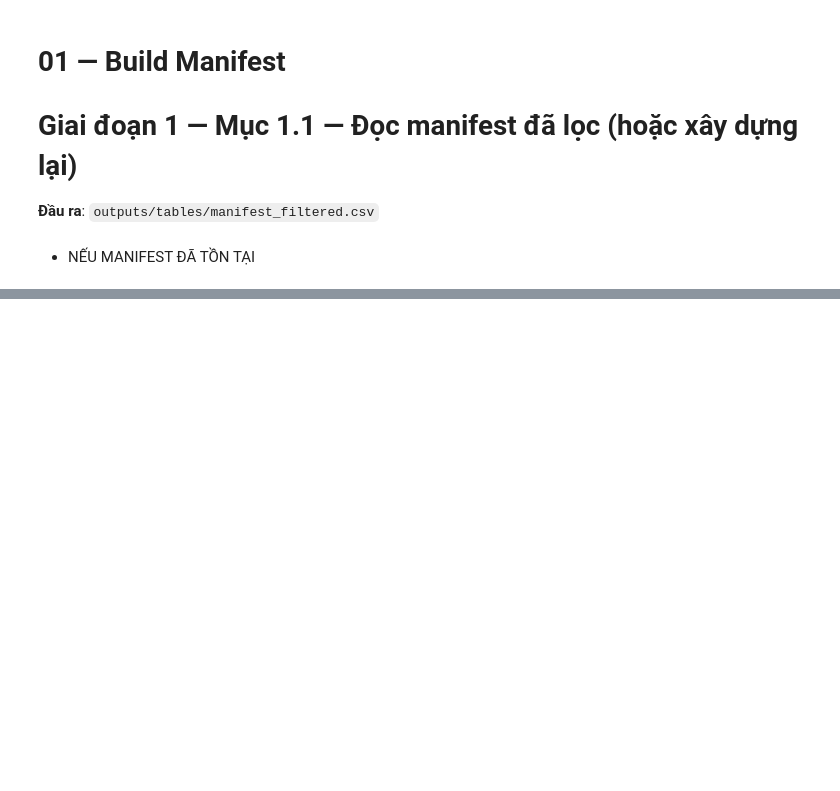
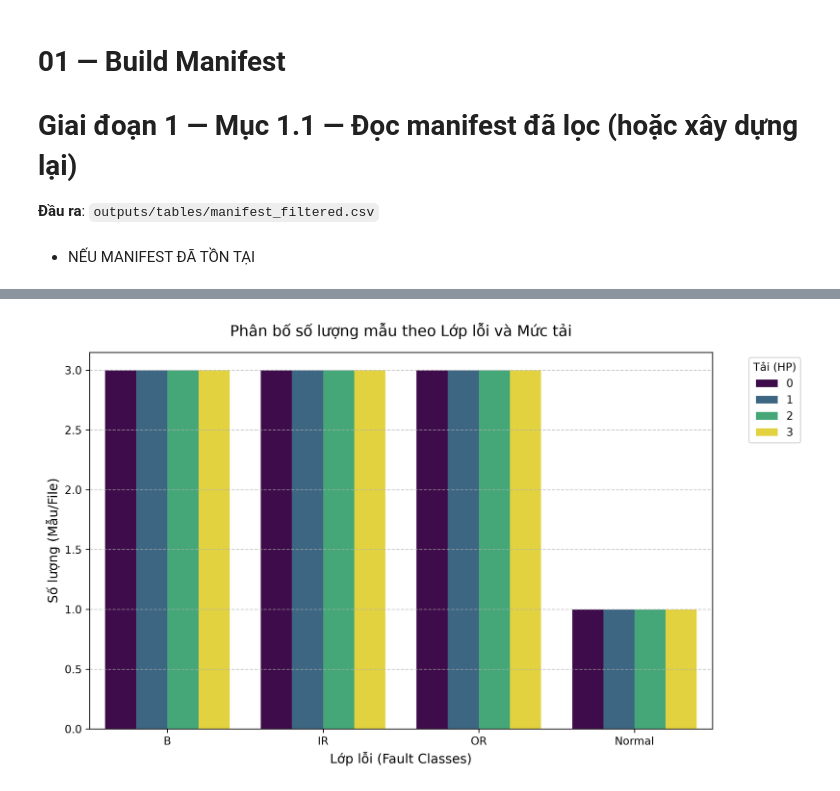
Before and after one commit to NguyenVuongg/CWRU_Fault_Detection_TinyML, a Jupyter notebook: notebooks/giai_doan_1_tien_xu_ly/01_build_manifest.ipynb, the cells around one changed output, grey strips where cells are left out. Cells and saved outputs as stored; diff of their text form; code cells hidden in the pictures; blank space fills up the shorter version.

```diff
--- a/notebooks/giai_doan_1_tien_xu_ly/01_build_manifest.ipynb
+++ b/notebooks/giai_doan_1_tien_xu_ly/01_build_manifest.ipynb
@@ -18,3 +9,15 @@ TABLES_DIR.mkdir(parents=True, exist_ok=True)
+# %%
+USE_SYNTHETIC_DATA = False
+REAL_DATA_ROOT = Path("../../data/raw")
+SYNTHETIC_DATA_ROOT = Path("./_data/synthetic_cwru")
+OUTPUT_DIR = Path("./outputs")
+
+FORCE_REBUILD_MANIFEST = False
+
+TABLES_DIR = OUTPUT_DIR / "tables"
+FIGURES_DIR = OUTPUT_DIR / "figures"
+TABLES_DIR.mkdir(parents=True, exist_ok=True)
+FIGURES_DIR.mkdir(parents=True, exist_ok=True)
 # %% [markdown]
 - NẾU MANIFEST ĐÃ TỒN TẠI
 # %%
@@ -103,0 +164,18 @@ OR       3  3  3  3
+# %%
+import matplotlib.pyplot as plt
+import seaborn as sns
+
+plt.figure(figsize=(10, 6), dpi=300)
+sns.countplot(data=manifest, x='label', hue='load_hp', palette='viridis')
+
+plt.title('Phân bố số lượng mẫu theo Lớp lỗi và Mức tải', fontsize=14, pad=15)
+plt.xlabel('Lớp lỗi (Fault Classes)', fontsize=12)
+plt.ylabel('Số lượng (Mẫu/File)', fontsize=12)
+plt.legend(title='Tải (HP)', bbox_to_anchor=(1.05, 1), loc='upper left')
+plt.grid(axis='y', linestyle='--', alpha=0.7)
+
+plt.tight_layout()
+plt.savefig(FIGURES_DIR / '01_data_distribution.png', dpi=300, bbox_inches='tight')
+plt.show()
+# %% [output]
+[figure, added]
```
Also changed, not shown: parts of 7 cells of this notebook, 10 other files.
